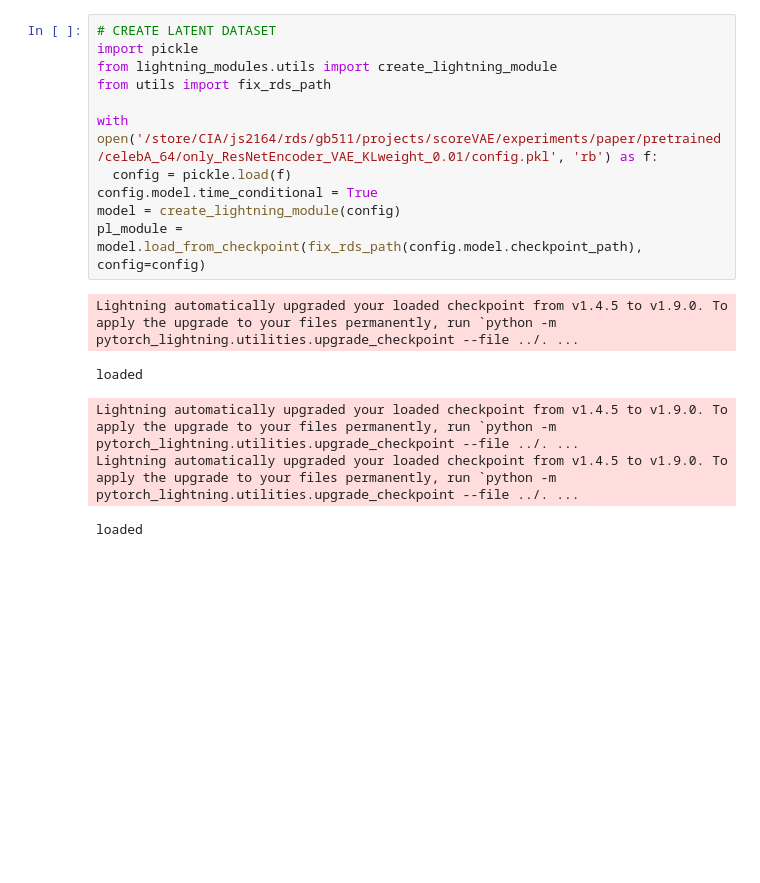
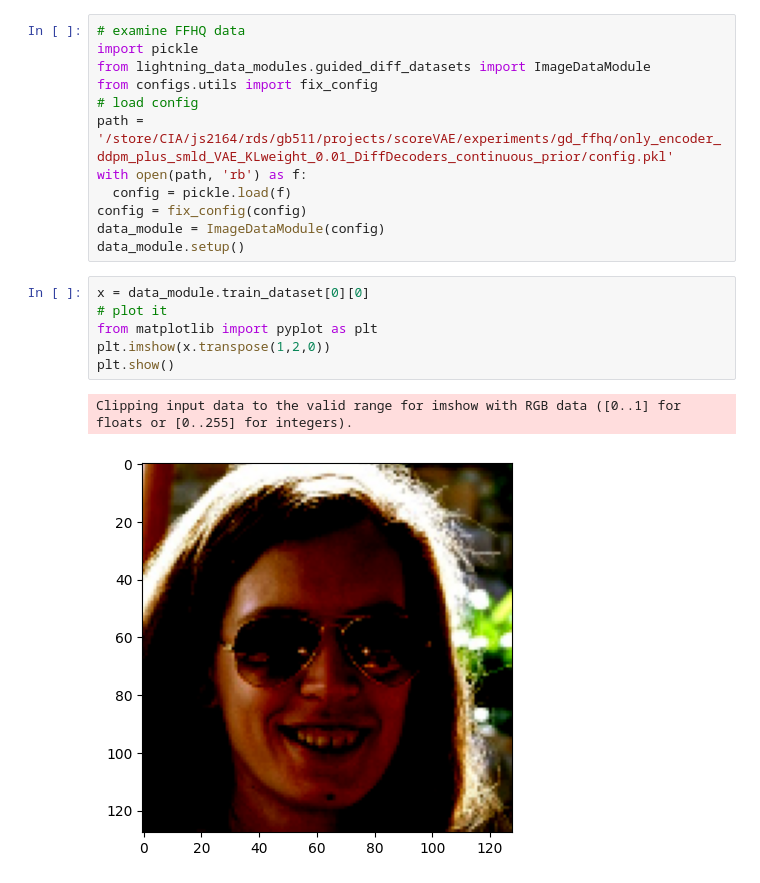
Before and after one commit to GBATZOLIS/conditional_score_diffusion, a Jupyter notebook: notebooks/test.ipynb, the cells around one changed output. Drawn from its saved outputs; the diff is of its cells as text; blank space fills up the shorter version.

```diff
--- a/notebooks/test.ipynb
+++ b/notebooks/test.ipynb
@@ -5,17 +5,21 @@ Moving cwd to /store/CIA/js2164/repos/diffusion/score_sde_pytorch
 # %%
-# CREATE LATENT DATASET
+# examine FFHQ data
 import pickle
-from lightning_modules.utils import create_lightning_module
-from utils import fix_rds_path
-
-with open('/store/CIA/js2164/rds/gb511/projects/scoreVAE/experiments/paper/pretrained/celebA_64/only_ResNetEncoder_VAE_KLweight_0.01/config.pkl', 'rb') as f:
+from lightning_data_modules.guided_diff_datasets import ImageDataModule
+from configs.utils import fix_config
+# load config
+path = '/store/CIA/js2164/rds/gb511/projects/scoreVAE/experiments/gd_ffhq/only_encoder_ddpm_plus_smld_VAE_KLweight_0.01_DiffDecoders_continuous_prior/config.pkl'
+with open(path, 'rb') as f:
   config = pickle.load(f)
-config.model.time_conditional = True
-model = create_lightning_module(config)
-pl_module = model.load_from_checkpoint(fix_rds_path(config.model.checkpoint_path), config=config)
+config = fix_config(config)
+data_module = ImageDataModule(config)
+data_module.setup()
-# %% [output]
-Lightning automatically upgraded your loaded checkpoint from v1.4.5 to v1.9.0. To apply the upgrade to your files permanently, run `python -m pytorch_lightning.utilities.upgrade_checkpoint --file ../. ...
-loaded
-Lightning automatically upgraded your loaded checkpoint from v1.4.5 to v1.9.0. To apply the upgrade to your files permanently, run `python -m pytorch_lightning.utilities.upgrade_checkpoint --file ../. ...
-Lightning automatically upgraded your loaded checkpoint from v1.4.5 to v1.9.0. To apply the upgrade to your files permanently, run `python -m pytorch_lightning.utilities.upgrade_checkpoint --file ../. ...
-loaded
+# %%
+x = data_module.train_dataset[0][0]
+# plot it
+from matplotlib import pyplot as plt
+plt.imshow(x.transpose(1,2,0))
+plt.show()
+# %% [output]
+Clipping input data to the valid range for imshow with RGB data ([0..1] for floats or [0..255] for integers).
+[figure, added]
```
Also changed, not shown: parts of 18 cells of this notebook, 48 other files.
